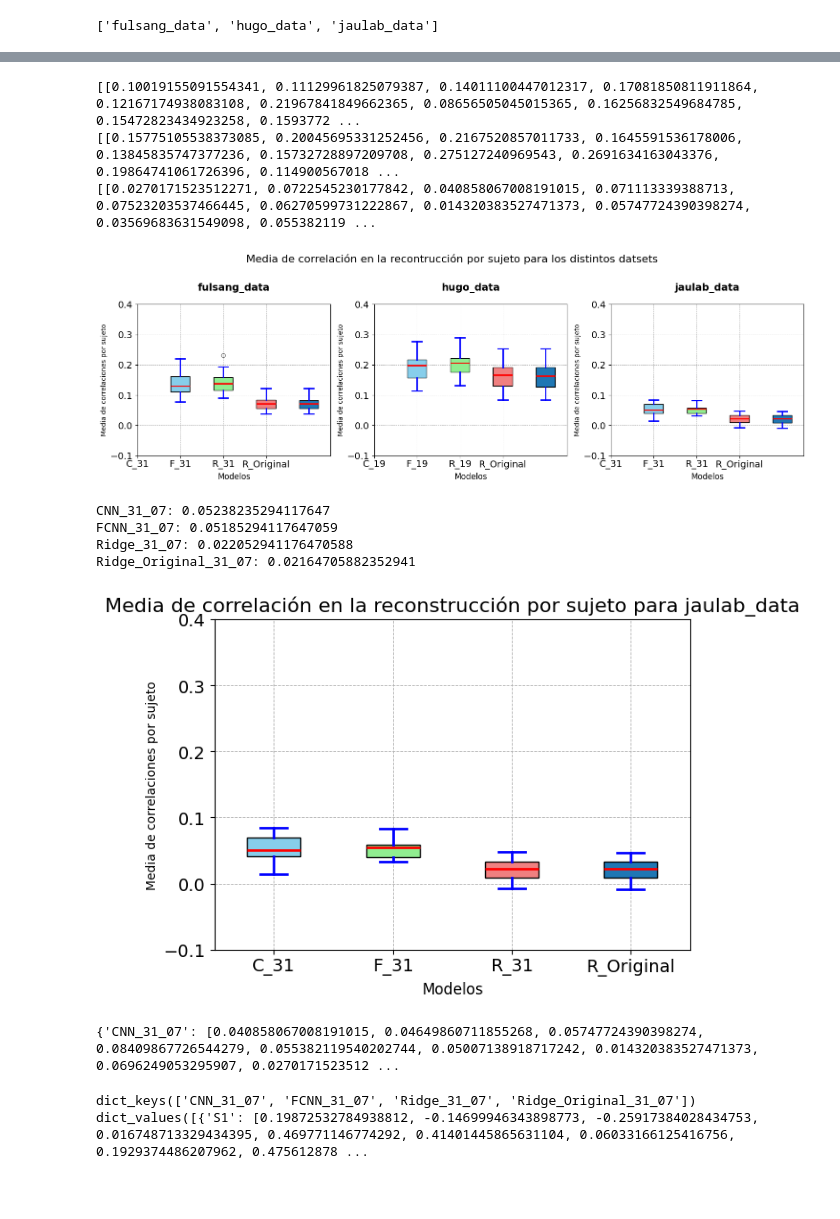
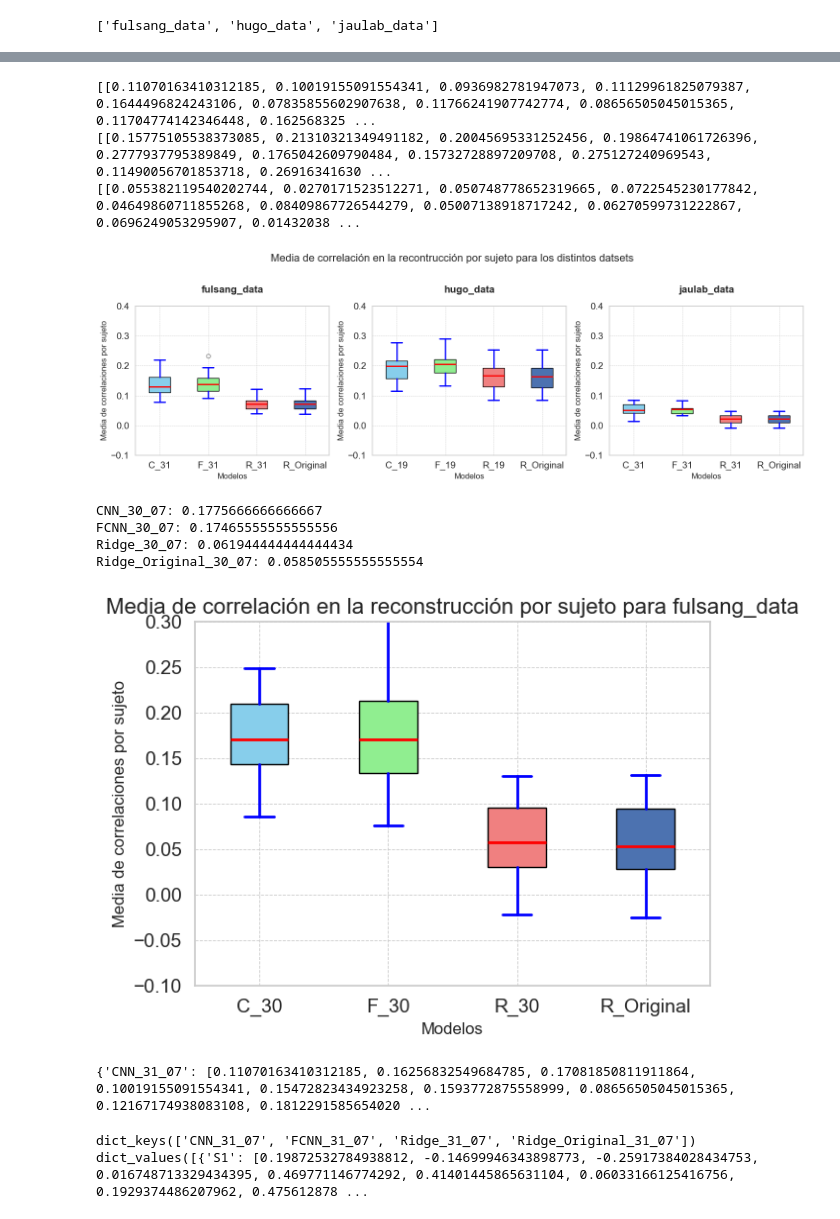
Before and after one commit to garcesote/DNN_AAD, a Jupyter notebook: visualize.ipynb, the cells around one changed output, grey strips where cells are left out. Cells and saved outputs as stored; diff of their text form; code cells hidden in the pictures; blank space fills up the shorter version.

Commit message:
Custom dataset + caller to train models

```diff
--- a/visualize.ipynb
+++ b/visualize.ipynb
@@ -118,0 +132,10 @@ plt.show()
+# %%
+key = 'Results'
+
+model_path = os.path.join(key, 'models')
+
+datasets = os.listdir(model_path)
+models = os.listdir(os.path.join(model_path, datasets[0]))
+
+print(f'Datasets: {datasets}')
+print(f'Models: {models}')
@@ -118,0 +145,21 @@ plt.show()
+# %%
+# SEE LOSSES DURING TRAINING
+model_path = 'models'
+dataset = datasets[0]
+model = 'FCNN_31_07'
+print(model)
+path = os.path.join(key, model_path, dataset, model)
+subjects = ['S'+str(n) for n in range(1,19)]
+
+# Return the loss in float
+def get_loss(filename):
+    loss = filename.split('=')[-1]
+    loss = '.'.join(loss.split('.')[:2])
+    return float(loss)
+
+loss_list = []
+
+for subj in subjects :
+    filename = get_filename(path, subj)
+    loss = get_loss(filename)
+    loss_list.append(loss)
@@ -276,7 +336,7 @@ for n, dataset in enumerate(datasets):
     axs[n].set_xlabel('Modelos', fontsize=12)
     axs[n].set_ylabel('Media de correlaciones por sujeto')
     axs[n].set_ylim([-0.1,0.4])
-    axs[n].set_xticks([n for n in range(len(mean_results))], [key.split('_')[0][0] + '_' + key.split('_')[1] for key in mean_results.keys()], fontsize=14)  # Etiquetas personalizadas
+    axs[n].set_xticks([n+1 for n in range(len(mean_results))], [key.split('_')[0][0] + '_' + key.split('_')[1] for key in mean_results.keys()], fontsize=14)  # Etiquetas personalizadas
 
     # Añadir rejilla para mayor legibilidad
     axs[n].grid(True, linestyle='--', linewidth=0.6)
@@ -297,13 +357,13 @@ plt.tight_layout(rect=[0, 0, 1, 0.96])  # Ajustar el layout para dejar espacio p
 # Mostrar el gráfico
 plt.show()
 # %% [output]
-[[0.10019155091554341, 0.11129961825079387, 0.14011100447012317, 0.17081850811911864, 0.12167174938083108, 0.21967841849662365, 0.08656505045015365, 0.16256832549684785, 0.15472823434923258, 0.1593772 ...
-[[0.15775105538373085, 0.20045695331252456, 0.2167520857011733, 0.1645591536178006, 0.13845835747377236, 0.15732728897209708, 0.275127240969543, 0.2691634163043376, 0.19864741061726396, 0.114900567018 ...
-[[0.0270171523512271, 0.0722545230177842, 0.040858067008191015, 0.071113339388713, 0.07523203537466445, 0.06270599731222867, 0.014320383527471373, 0.05747724390398274, 0.03569683631549098, 0.055382119 ...
+[[0.11070163410312185, 0.10019155091554341, 0.0936982781947073, 0.11129961825079387, 0.1644496824243106, 0.07835855602907638, 0.11766241907742774, 0.08656505045015365, 0.11704774142346448, 0.162568325 ...
+[[0.15775105538373085, 0.21310321349491182, 0.20045695331252456, 0.19864741061726396, 0.2777937795389849, 0.1765042609790484, 0.15732728897209708, 0.275127240969543, 0.11490056701853718, 0.26916341630 ...
+[[0.055382119540202744, 0.0270171523512271, 0.050748778652319665, 0.0722545230177842, 0.04649860711855268, 0.08409867726544279, 0.05007138918717242, 0.06270599731222867, 0.0696249053295907, 0.01432038 ...
-[figure, old version]
+[figure, new version]
 # %%
 # MUESTRA SOLO UN DATASET
-dataset = 'jaulab_data'
+dataset = 'fulsang_data'
 
 mean_results = dataset_mean_results[dataset]
 
@@ -328,46 +388,47 @@ for whisker in box['whiskers']:
     whisker.set(color='blue', linewidth=2)
 
 for cap in box['caps']:
     cap.set(color='blue', linewidth=2)
 
 for median in box['medians']:
     median.set(color='red', linewidth=2)
 
 for flier in box['fliers']:
     flier.set(marker='o', color='red', alpha=0.5)
 
 # Añadir título y etiquetas
 plt.xlabel('Modelos', fontsize=12)
 plt.ylabel('Media de correlaciones por sujeto')
-plt.ylim([-0.1,0.4])
+plt.ylim([-0.1,0.3])
 plt.xticks([n+1 for n in range(len(results))], [key.split('_')[0][0] + '_' + key.split('_')[1] for key in results.keys()], fontsize=14)  # Etiquetas personalizadas
 
 # Añadir rejilla para mayor legibilidad
 plt.grid(True, linestyle='--', linewidth=0.6)
 
 # Personalizar ejes
 plt.tick_params(axis='both', which='major', labelsize=14)
 
 # Agregar un título general a la figura
 plt.title('Media de correlación en la reconstrucción por sujeto para ' + dataset, fontsize=16)
 plt.tight_layout()  # Ajustar el layout para dejar espacio para el título
 
 
 # Mostrar el gráfico
 plt.show()
 # %% [output]
-CNN_31_07: 0.05238235294117647
-FCNN_31_07: 0.05185294117647059
-Ridge_31_07: 0.022052941176470588
-Ridge_Original_31_07: 0.02164705882352941
+CNN_30_07: 0.1775666666666667
+FCNN_30_07: 0.17465555555555556
+Ridge_30_07: 0.061944444444444434
+Ridge_Original_30_07: 0.058505555555555554
-[figure, old version]
+[figure, new version]
 # %%
 # MOSTRAR MEDIAS POR SUJETO Y POR MODELO
 model = 'FCNN'
+subj = 'S1'
 model_results = {subj: mean_results}
 print(mean_results)
 # %% [output]
-{'CNN_31_07': [0.040858067008191015, 0.04649860711855268, 0.05747724390398274, 0.08409867726544279, 0.055382119540202744, 0.05007138918717242, 0.014320383527471373, 0.0696249053295907, 0.0270171523512 ...
+{'CNN_31_07': [0.11070163410312185, 0.16256832549684785, 0.17081850811911864, 0.10019155091554341, 0.15472823434923258, 0.1593772875558999, 0.08656505045015365, 0.12167174938083108, 0.1812291585654020 ...
 # %%
 print(results.keys())
 print(results.values())
```
Also changed, not shown: parts of 14 cells of this notebook, 5 other files.
